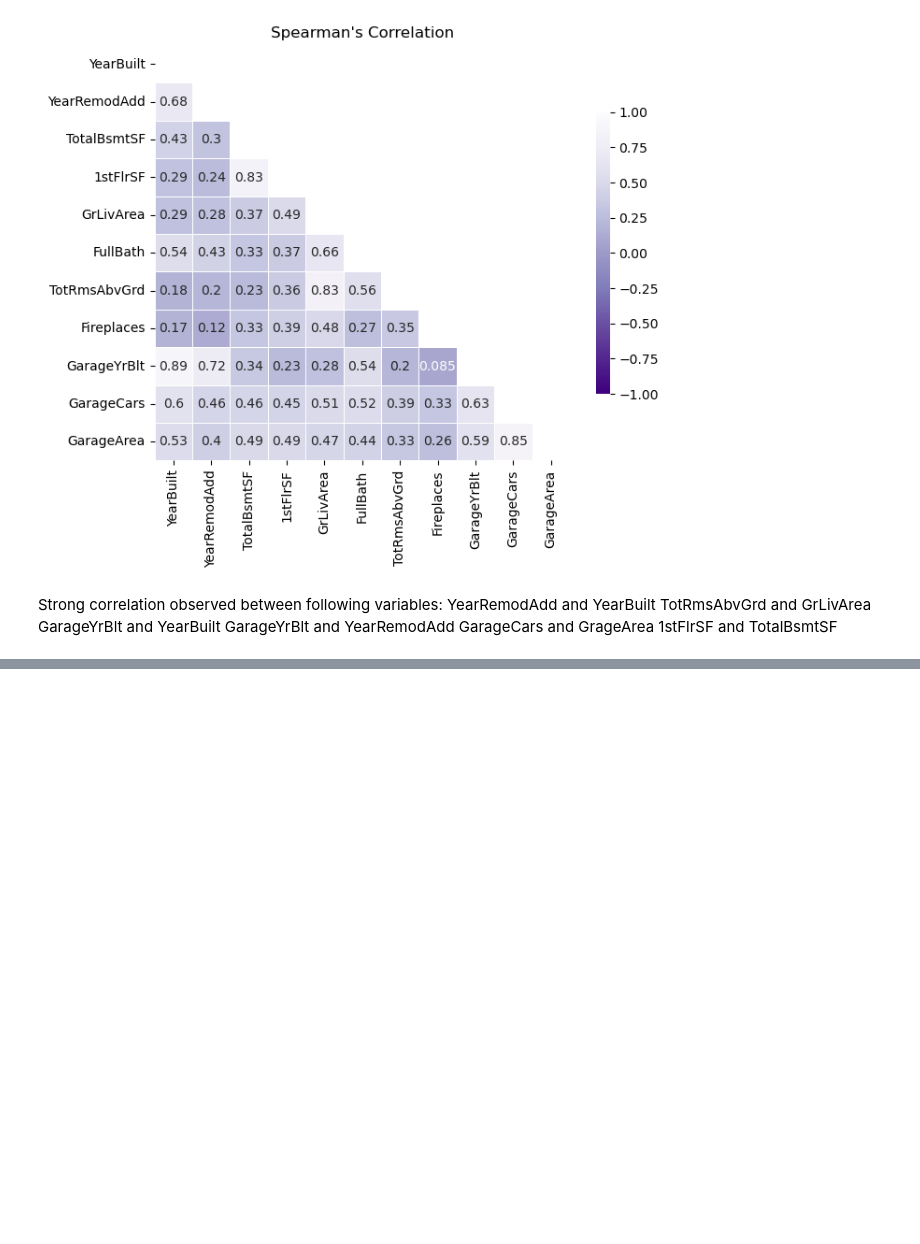
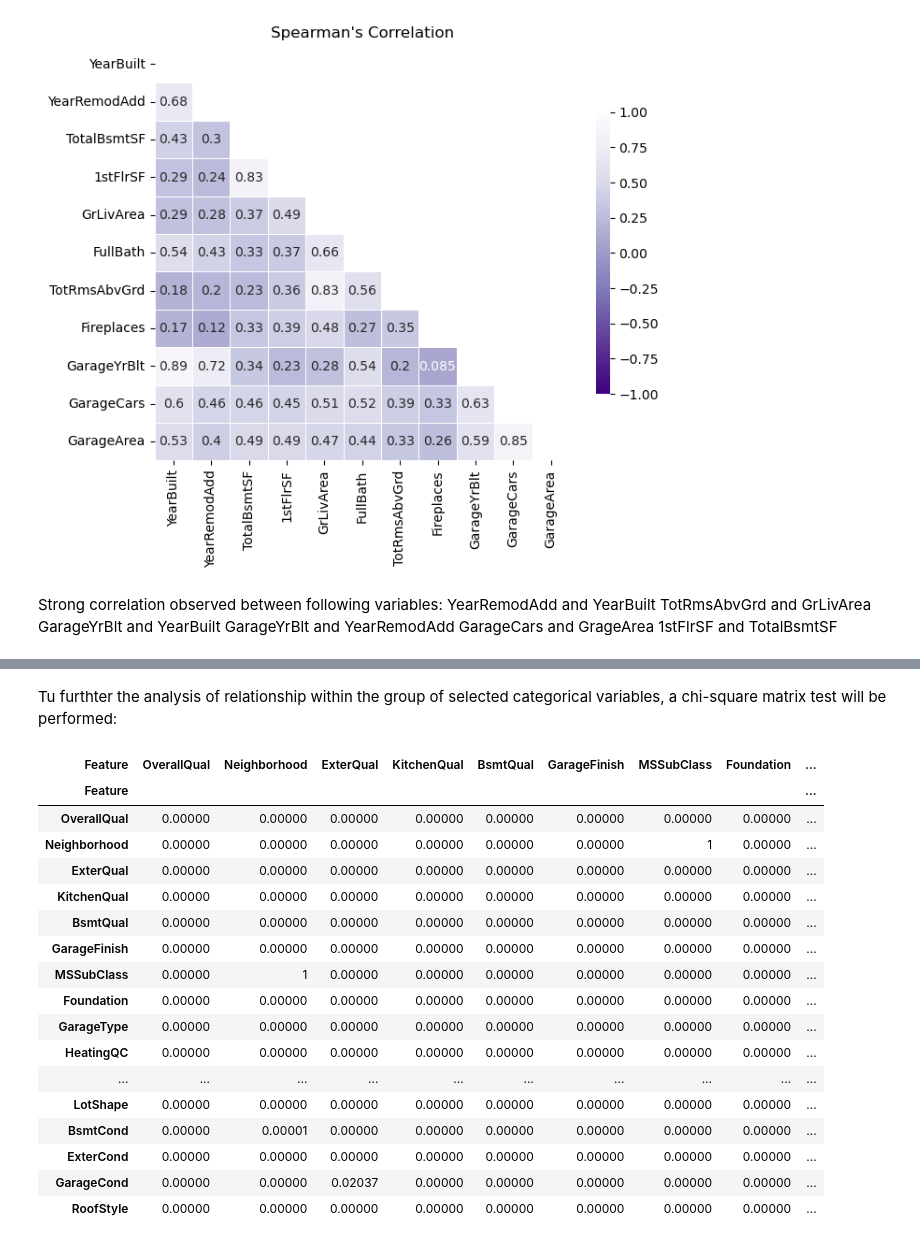
Before and after one commit to DerekHypo/Final_Project, a Jupyter notebook: HousePrices_EDA_V2.ipynb, the cells around one changed output, grey strips where cells are left out. Cells and saved outputs as stored; diff of their text form; code cells hidden in the pictures; blank space fills up the shorter version.

```diff
--- a/HousePrices_EDA_V2.ipynb
+++ b/HousePrices_EDA_V2.ipynb
@@ -333,0 +347,3 @@ For this case, assuming categorical independent variables and numerical dependen
+# %%
+pd.set_option('display.float_format', lambda x: '%.15f' % x) #display values as decimals instead of scientific notation
+anova_df
@@ -333,0 +408,2 @@ For this case, assuming categorical independent variables and numerical dependen
+# %% [markdown]
+Tu furthter the analysis of relationship within the group of selected categorical variables, a chi-square matrix test will be performed:
@@ -333,0 +436,21 @@ For this case, assuming categorical independent variables and numerical dependen
+# %%
+chi2matrix
+# %% [output]
+| Feature | OverallQual | Neighborhood | ExterQual | KitchenQual | BsmtQual | GarageFinish | MSSubClass | Foundation | ... |
+| Feature |  |  |  |  |  |  |  |  | ... |
+| OverallQual | 0.00000 | 0.00000 | 0.00000 | 0.00000 | 0.00000 | 0.00000 | 0.00000 | 0.00000 | ... |
+| Neighborhood | 0.00000 | 0.00000 | 0.00000 | 0.00000 | 0.00000 | 0.00000 | 1 | 0.00000 | ... |
+| ExterQual | 0.00000 | 0.00000 | 0.00000 | 0.00000 | 0.00000 | 0.00000 | 0.00000 | 0.00000 | ... |
+| KitchenQual | 0.00000 | 0.00000 | 0.00000 | 0.00000 | 0.00000 | 0.00000 | 0.00000 | 0.00000 | ... |
+| BsmtQual | 0.00000 | 0.00000 | 0.00000 | 0.00000 | 0.00000 | 0.00000 | 0.00000 | 0.00000 | ... |
+| GarageFinish | 0.00000 | 0.00000 | 0.00000 | 0.00000 | 0.00000 | 0.00000 | 0.00000 | 0.00000 | ... |
+| MSSubClass | 0.00000 | 1 | 0.00000 | 0.00000 | 0.00000 | 0.00000 | 0.00000 | 0.00000 | ... |
+| Foundation | 0.00000 | 0.00000 | 0.00000 | 0.00000 | 0.00000 | 0.00000 | 0.00000 | 0.00000 | ... |
+| GarageType | 0.00000 | 0.00000 | 0.00000 | 0.00000 | 0.00000 | 0.00000 | 0.00000 | 0.00000 | ... |
+| HeatingQC | 0.00000 | 0.00000 | 0.00000 | 0.00000 | 0.00000 | 0.00000 | 0.00000 | 0.00000 | ... |
+| ... | ... | ... | ... | ... | ... | ... | ... | ... | ... |
+| LotShape | 0.00000 | 0.00000 | 0.00000 | 0.00000 | 0.00000 | 0.00000 | 0.00000 | 0.00000 | ... |
+| BsmtCond | 0.00000 | 0.00001 | 0.00000 | 0.00000 | 0.00000 | 0.00000 | 0.00000 | 0.00000 | ... |
+| ExterCond | 0.00000 | 0.00000 | 0.00000 | 0.00000 | 0.00000 | 0.00000 | 0.00000 | 0.00000 | ... |
+| GarageCond | 0.00000 | 0.00000 | 0.02037 | 0.00000 | 0.00000 | 0.00000 | 0.00000 | 0.00000 | ... |
+| RoofStyle | 0.00000 | 0.00000 | 0.00000 | 0.00000 | 0.00000 | 0.00000 | 0.00000 | 0.00000 | ... |
```
Also changed, not shown: parts of 12 cells of this notebook.
